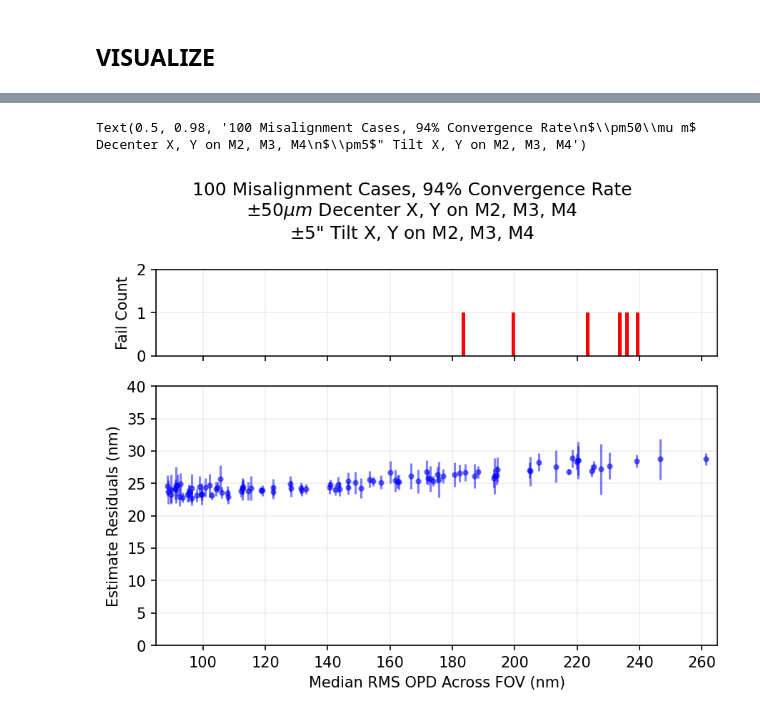
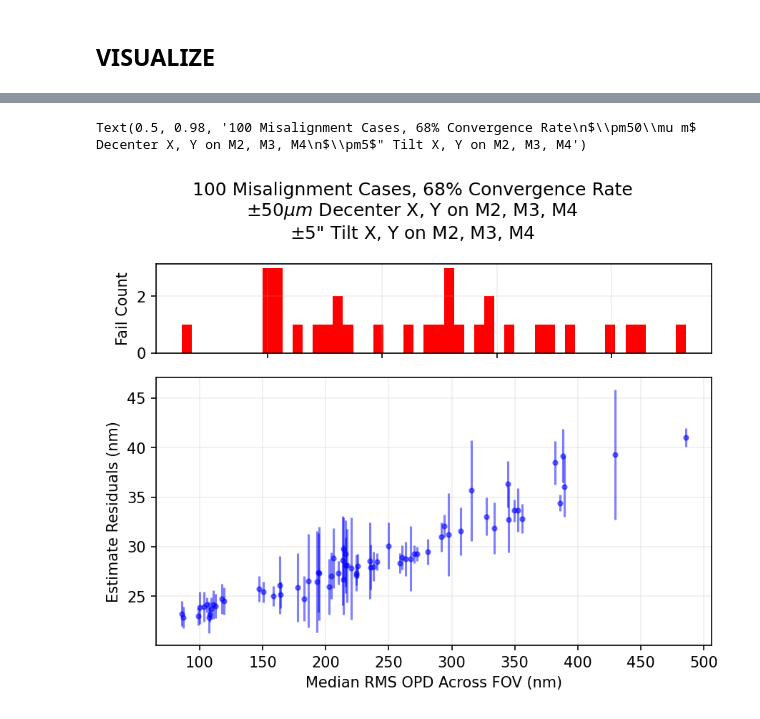
Before and after one commit to zhangderby/ffpr, a Jupyter notebook: mc_ffpr_default.ipynb, the cells around one changed output, grey strips where cells are left out. Saved outputs shown, nothing was run; the diff lists cells and outputs as text; code cells hidden in the pictures.

```diff
--- a/mc_ffpr_default.ipynb
+++ b/mc_ffpr_default.ipynb
@@ -166,7 +172,7 @@ utils.plot_opds_7(opds=opds_truths, pupil=pupil, fields=fields)
 # %% [markdown]
 ## MONTE CARLO
 # %%
-misalignments = utils.load_pickle('/home/derbyk/src/ffpr/data/misalignment_cases_100_dec_100um_tilt_10as.pkl')
+misalignments = utils.load_pickle('/home/derbyk/src/ffpr/data/misalignment_cases_100_dec_50um_tilt_5as_wM1.pkl')
 # %%
 # SNR threshold
 snr_thresh = 3
@@ -346,2 +474,2 @@ Saved data to:  /home/derbyk/src/ffpr/sim_results/20260421_mc_ffpr_default.pkl
 # %%
-data = utils.load_pickle('/home/derbyk/src/ffpr/sim_results/20260421_mc_ffpr_default.pkl')
+data = utils.load_pickle('/home/derbyk/src/ffpr/sim_results/20260503_mc_ffpr_default_mag_17_dec_50um_tilt_5as_wM1.pkl')
@@ -371,6 +479,7 @@ median_rms_residual = np.zeros(len(data))
 max_rms_residual = np.zeros(len(data))
 min_rms_residual = np.zeros(len(data))
 std_rms_residual = np.zeros(len(data))
+median_snr = np.zeros(len(data))
 
 for i, case in enumerate(data):
     median_rms_truth[i] = np.median(np.array(data[case]['RMS_TRUTH_PER_FIELD']))
@@ -378,3 +487,4 @@ for i, case in enumerate(data):
     max_rms_residual[i] = np.max(np.array(data[case]['RMS_RESIDUAL_PER_FIELD']))
     min_rms_residual[i] = np.min(np.array(data[case]['RMS_RESIDUAL_PER_FIELD']))
     std_rms_residual[i] = np.std(np.array(data[case]['RMS_RESIDUAL_PER_FIELD']))
+    median_snr[i] = np.median(np.array(data[case]['SNR_PER_FIELD']))
@@ -386,37 +671,37 @@ fig, axs = plt.subplot_mosaic([['histx'],
                                layout='tight',
                                dpi=150)
 
 count = 0
 fails = []
 
 # for x, y, h, l in zip(median_rms_truth, median_rms_residual, max_rms_residual, min_rms_residual):
 #     if y < 50:
 #         count += 1
         # plt.errorbar(x.get(), y.get(), yerr=[[h.get() - y.get()], [y.get() - l.get()]], fmt='.', alpha=0.5, color='b')
 
 for x, y, s in zip(median_rms_truth, median_rms_residual, std_rms_residual):
-    if y < 50:
+    if y < 100:
         count += 1
         axs['errbar'].errorbar(x.get(), y.get(), yerr=s.get(), fmt='.', alpha=0.5, color='b')
     else:
         fails.append(x)
 
 ax = axs['errbar']
 ax.set_xlabel('Median RMS OPD Across FOV (nm)')
 ax.set_ylabel('Estimate Residuals (nm)')
-ax.set_xlim([85, 265])
-ax.set_ylim([0, 40])
+# ax.set_xlim([85, 265])
+# ax.set_ylim([0, 40])
 ax.grid(which='both', alpha=0.2)
 
 ax = axs['histx']
 ax.hist(np.array(fails).get(), bins=50, color='r')
 ax.tick_params(axis='x', labelbottom=False)
 ax.set_ylabel('Fail Count')
-ax.set_xlim([85, 265])
-ax.set_ylim([0, 2])
+# ax.set_xlim([85, 265])
+# ax.set_ylim([0, 2])
 ax.grid(which='both', alpha=0.2)
 
 fig.suptitle(f'{len(data):02.0f} Misalignment Cases, {count / len(data) * 100:02.0f}% Convergence Rate\n$\pm50\mu m$ Decenter X, Y on M2, M3, M4\n$\pm5$" Tilt X, Y on M2, M3, M4')
 # %% [output]
-Text(0.5, 0.98, '100 Misalignment Cases, 94% Convergence Rate\n$\\pm50\\mu m$ Decenter X, Y on M2, M3, M4\n$\\pm5$" Tilt X, Y on M2, M3, M4')
+Text(0.5, 0.98, '100 Misalignment Cases, 68% Convergence Rate\n$\\pm50\\mu m$ Decenter X, Y on M2, M3, M4\n$\\pm5$" Tilt X, Y on M2, M3, M4')
-[figure, old version]
+[figure, new version]
```
Also changed, not shown: parts of 9 cells of this notebook, 2 other files.
